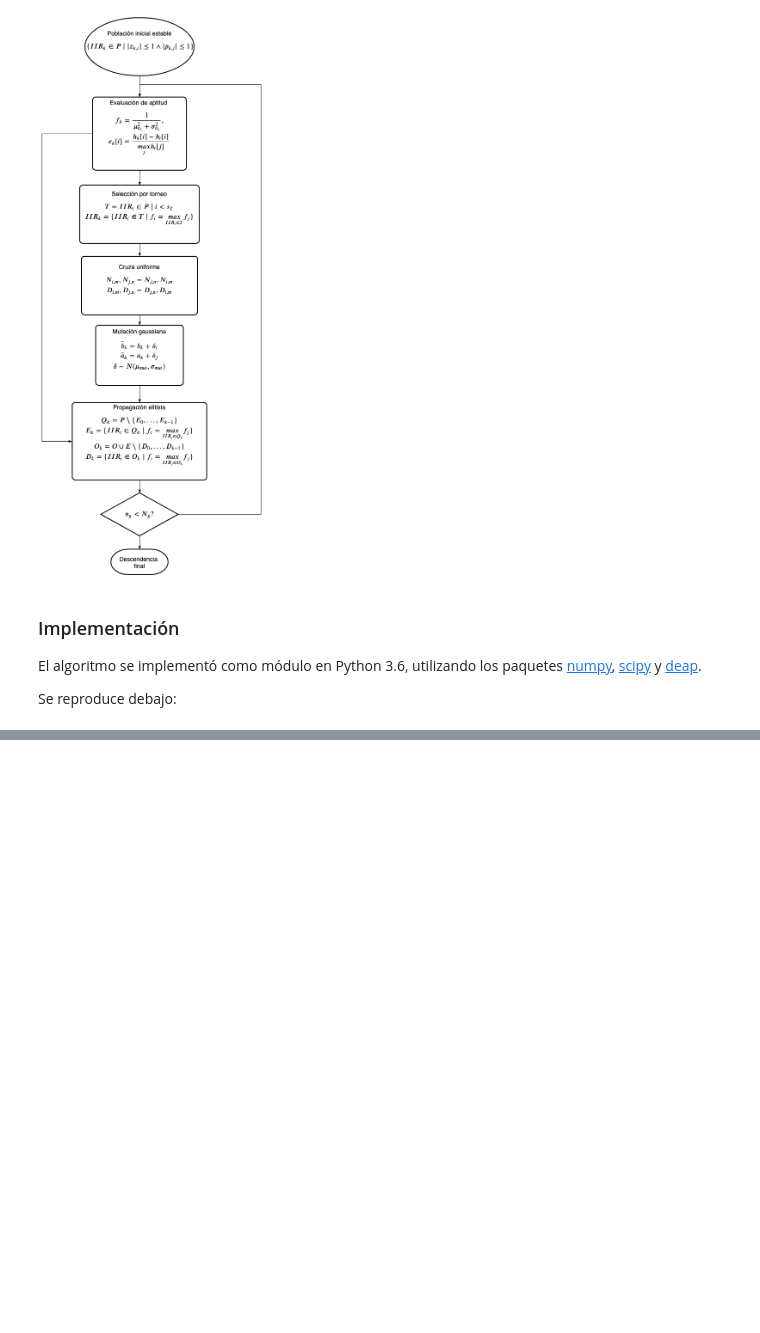
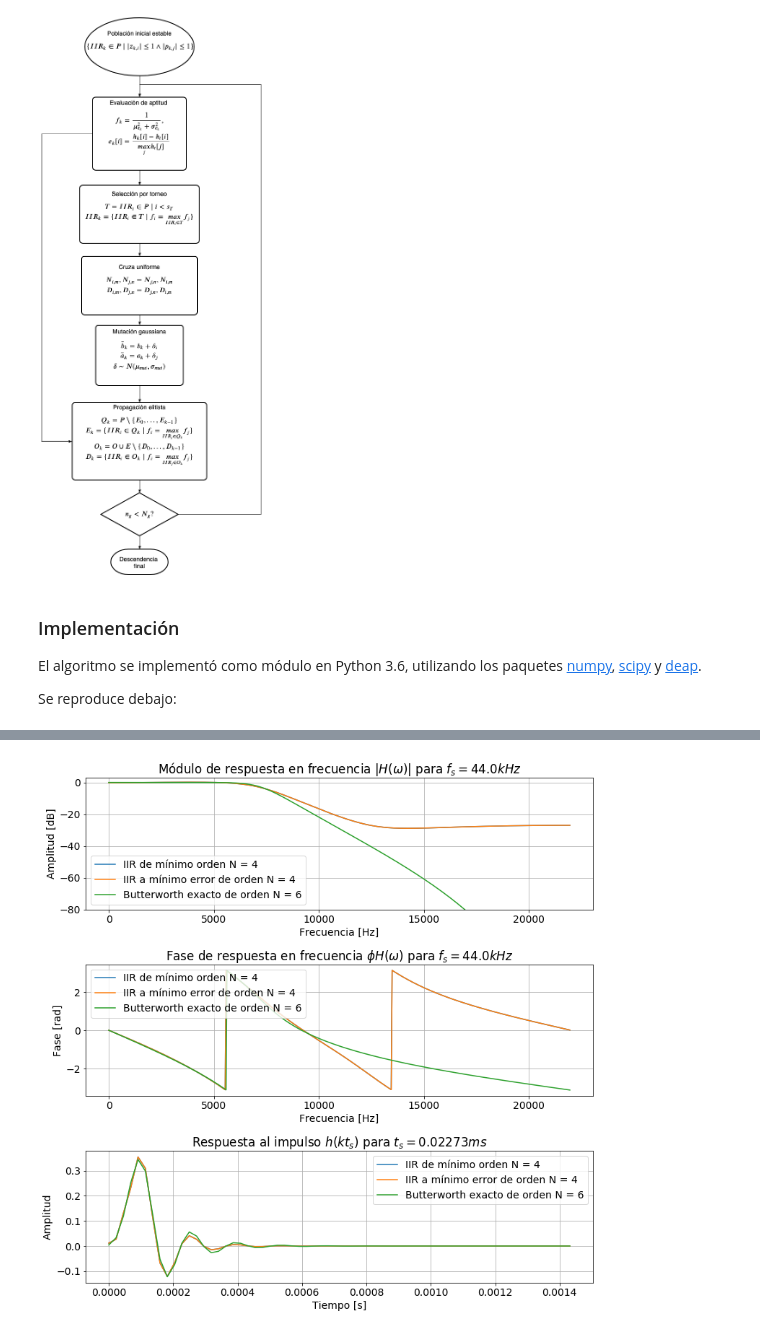
Before and after one commit to hidmic/fwliir, a Jupyter notebook: fwliir.ipynb, the cells around one changed output, grey strips where cells are left out. Drawn from its saved outputs; the diff is of its cells as text; code cells hidden in the pictures; blank space fills up the shorter version.

```diff
--- a/fwliir.ipynb
+++ b/fwliir.ipynb
@@ -620,0 +645,12 @@ El algoritmo utilizado es una de las variantes más simples entre los llamados a
+# %%
+fs = 44e3  # Hz
+ts = 1. / fs  # s
+nbits = 16  # bits
+nlimit = 10
+nind = 500
+ngen = 500
+
+approx = fwliir.configure_genetic_approx(
+    nbits=nbits, nlimit=nlimit, nind=nind,
+    ngen=ngen, verbose=False
+)
@@ -620,0 +695,36 @@ El algoritmo utilizado es una de las variantes más simples entre los llamados a
+# %%
+fig = plt.figure()
+ax = fig.add_subplot(311)
+ax.set_title('Módulo de respuesta en frecuencia $\|H(\omega)\|$ para $f_s = {} kHz$'.format(fs/1000))
+ax.plot(f, 20 * np.log10(abs(h_min_n)), label='IIR de mínimo orden N = {}'.format(n_min_n))
+ax.plot(f, 20 * np.log10(abs(h_min_err)), label='IIR a mínimo error de orden N = {}'.format(n_min_err))
+ax.plot(f, 20 * np.log10(abs(h_t)), label='Butterworth exacto de orden N = {}'.format(n_t))
+ax.set_xlabel('Frecuencia [Hz]')
+ax.set_ylabel('Amplitud [dB]')
+ax.grid(which='both', axis='both')
+ax.set_ylim([-80, 3])
+legend = ax.legend()
+
+ax = fig.add_subplot(312)
+ax.set_title('Fase de respuesta en frecuencia $\phi H(\omega)$ para $f_s = {} kHz$'.format(fs/1000))
+ax.plot(f, np.angle(h_min_n), label='IIR de mínimo orden N = {}'.format(n_min_n))
+ax.plot(f, np.angle(h_min_err), label='IIR a mínimo error de orden N = {}'.format(n_min_err))
+ax.plot(f, np.angle(h_t), label='Butterworth exacto de orden N = {}'.format(n_t))
+ax.set_xlabel('Frecuencia [Hz]')
+ax.set_ylabel('Fase [rad]')
+ax.grid(which='both', axis='both')
+legend = ax.legend()
+
+ax = fig.add_subplot(313)
+ax.set_title('Respuesta al impulso $h(kt_s)$ para $t_s = {:.5f} ms$'.format(ts*1000))
+ax.plot(t, im_min_n, label='IIR de mínimo orden N = {}'.format(n_min_n))
+ax.plot(t, im_min_err, label='IIR a mínimo error de orden N = {}'.format(n_min_err))
+ax.plot(t, im_t, label='Butterworth exacto de orden N = {}'.format(n_t))
+ax.set_xlabel('Tiempo [s]')
+ax.set_ylabel('Amplitud')
+ax.grid(which='both', axis='both')
+legend = ax.legend()
+
+fig.tight_layout()
+# %% [output]
+[figure, added]
```
Also changed, not shown: parts of 29 cells of this notebook, 25 other files.
